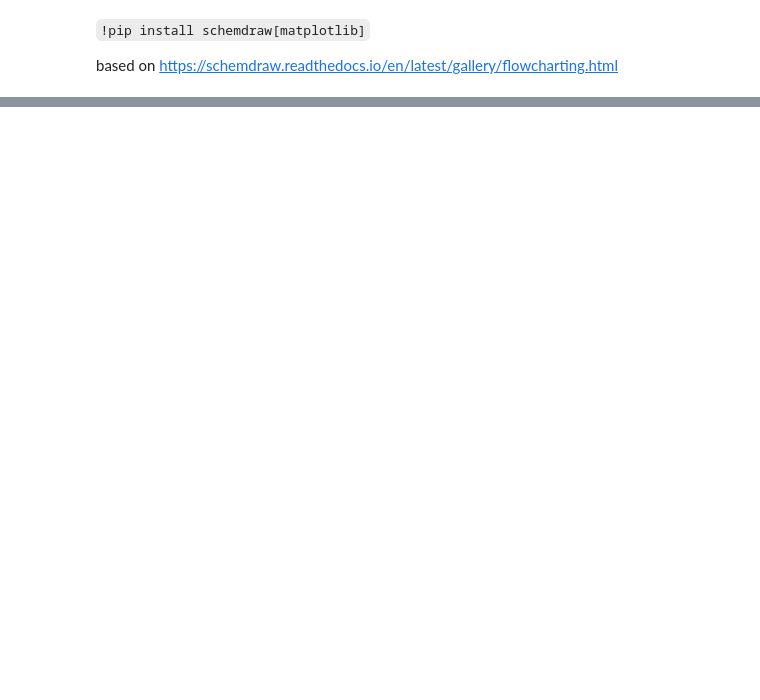
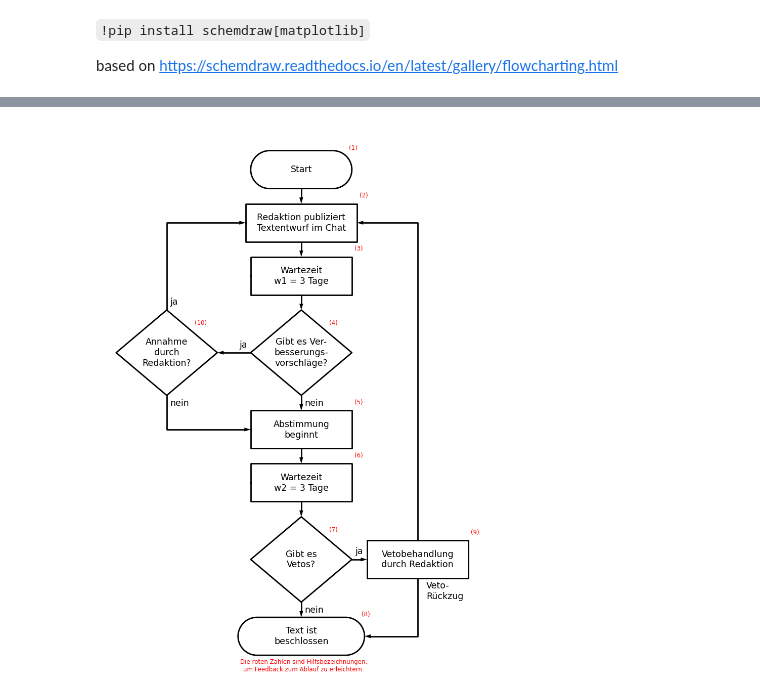
Before and after one commit to cknoll/demo-material, a Jupyter notebook: graph-visualization/flussdiagramme.ipynb, the cells around one changed output, grey strips where cells are left out. Saved outputs shown, nothing was run; the diff lists cells and outputs as text; code cells hidden in the pictures; blank space fills up the shorter version.

Commit message:
flussdiagramme.ipynb: + text-beschluss

```diff
--- a/graph-visualization/flussdiagramme.ipynb
+++ b/graph-visualization/flussdiagramme.ipynb
@@ -120,0 +116,85 @@ installation.svg      teilnahmevoraussetzungen.svg
+# %%
+# Hinweis: `:=` ist der Walross-Operator ("walrus operator", Zuweisung und Rückgabewert in einem)
+
+w = 4
+h = 1.5
+
+with schemdraw.Drawing() as d:
+    dy = d.unit*0.2
+    d += flow.Start(w=w, h=h).label("Start")
+    d += flow.Arrow().down(dy)
+    d += ( box_red_erst := flow.Box(w=w*1.1, h=h).label("Redaktion publiziert\nTextentwurf im Chat"))
+    d += flow.Arrow().down(dy)
+    d += (flow.Box(w=w, h=h).label("Wartezeit\nw1 = 3 Tage"))
+    d += flow.Arrow().down(dy)
+    d += (
+        dec_vv := flow.Decision(
+            w=w, h=h*2.25,
+            W="ja",
+            S="nein",
+        ).label("Gibt es Ver-\nbesserungs-\nvorschläge?")
+    )
+
+    d += flow.Arrow().down(dy)
+    d += (box_abst := flow.Box(w=w, h=h).label("Abstimmung\nbeginnt"))
+    d += flow.Arrow().down(dy)
+    d += (flow.Box(w=w, h=h).label("Wartezeit\nw2 = 3 Tage"))
+    d += flow.Arrow().down(dy)
+    d += (
+        dec_vetos := flow.Decision(
+            w=w, h=h*2.25,
+            E="ja",
+            S="nein",
+        ).label("Gibt es\nVetos?")
+    )
+
+    d += flow.Arrow().down(dy)
+    d += (
+        ende := flow.Terminal(w=5, h=1.5)
+        .label("Text ist\nbeschlossen")
+    )
+
+    # Ende vertikaler Hauptast
+
+    d += (box_veto_beh := flow.Box(w=w, h=h)
+          .label("Vetobehandlung\ndurch Redaktion")
+          .at((dec_vetos.E.x + dy + w/2, dec_vetos.E.y + h/2))
+     )
+    d += flow.Wire('|-', k=1.5, arrow='->').at(box_veto_beh.N).to(box_red_erst.E)
+    d += flow.Wire('-', arrow='->').at(dec_vetos.E).to(box_veto_beh.W)
+    d += (
+        flow.Wire('|-', k=1.5, arrow='->')
+        .at(box_veto_beh.S).to(ende.E).label("Veto-\nRückzug", ofst=(1.4, 1.4), halign="left")
+    )
+    d += (
+        dec_annahme := flow.Decision(
+            w=w, h=h*2.25,
+            N="ja",
+            S="nein",
+        ).label("Annahme\ndurch\nRedaktion?").at((dec_vv.E.x - w*1.33, dec_vv.E.y))
+    )
+    d += flow.Wire('-', arrow='->').at(dec_vv.W).to(dec_annahme.E)
+    d += flow.Wire('|-', arrow='->').at(dec_annahme.N).to(box_red_erst.W)
+    d += flow.Wire('|-', arrow='->').at(dec_annahme.S).to(box_abst.W)
+
+    # empty Element used for annotation
+    ann = schemdraw.elements.Element
+
+    def enumerate_elements(d, color="red"):
+        fs = {"fontsize": 10}
+        all_elements = list(d.elements)
+        txt = "Die roten Zahlen sind Hilfsbezeichnungen,\num Feedback zum Ablauf zu erleichtern."
+        d += ann().at(ende.S).label(txt, ofst=(0.0, -0.8), halign="center", **fs).color(color)
+
+        i = 1
+        for elt in all_elements:
+            if not isinstance(elt, (flow.Box, flow.Decision, flow.Terminal)):
+                continue
+            d += ann().at(elt.NE).label(f"({i})", halign="left", **fs).color(color)
+            i += 1
+        return d
+    d = enumerate_elements(d)
+
+    _ = d.save("text-beschluss.svg")
+# %% [output]
+[figure, added]
```
Also changed, not shown: parts of 5 cells of this notebook, 1 other file.
